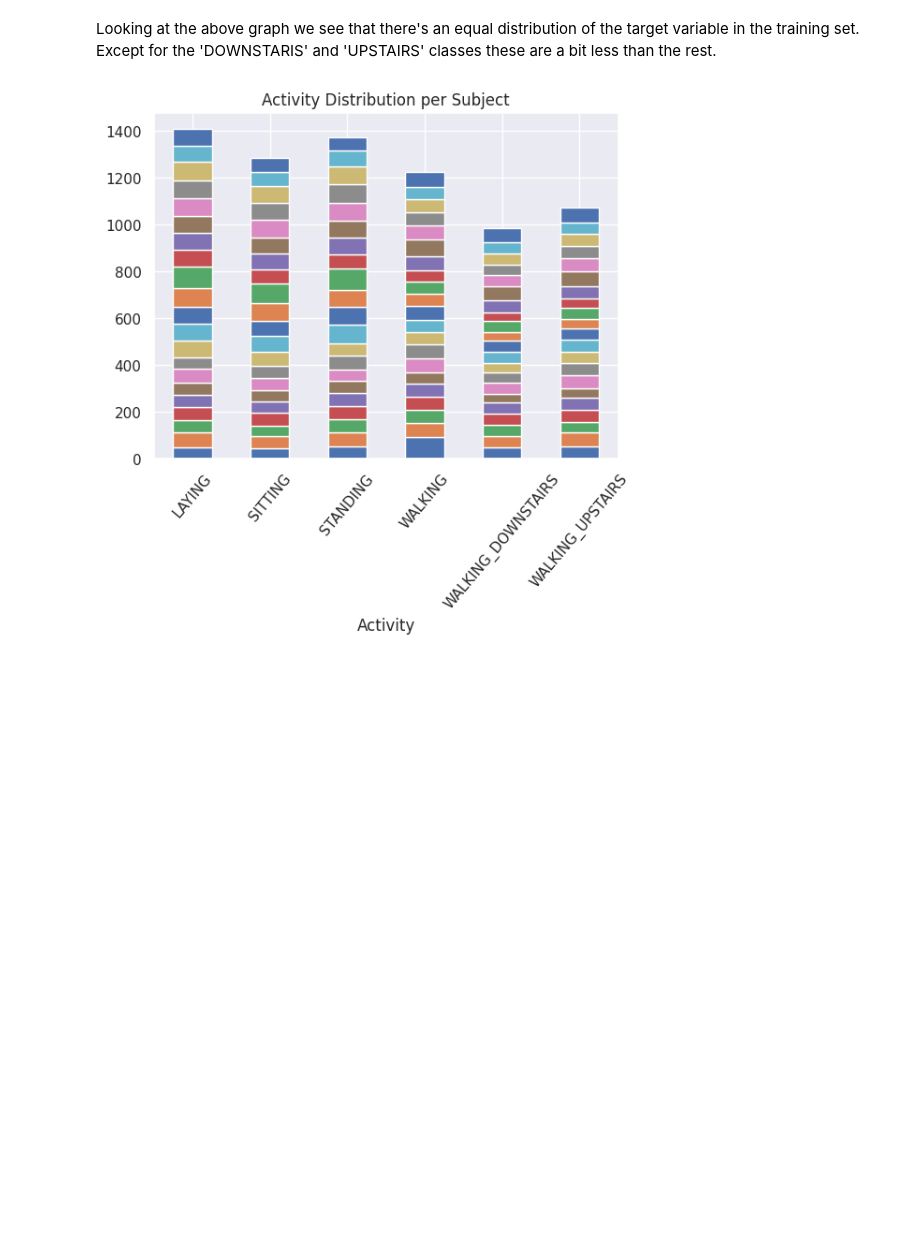
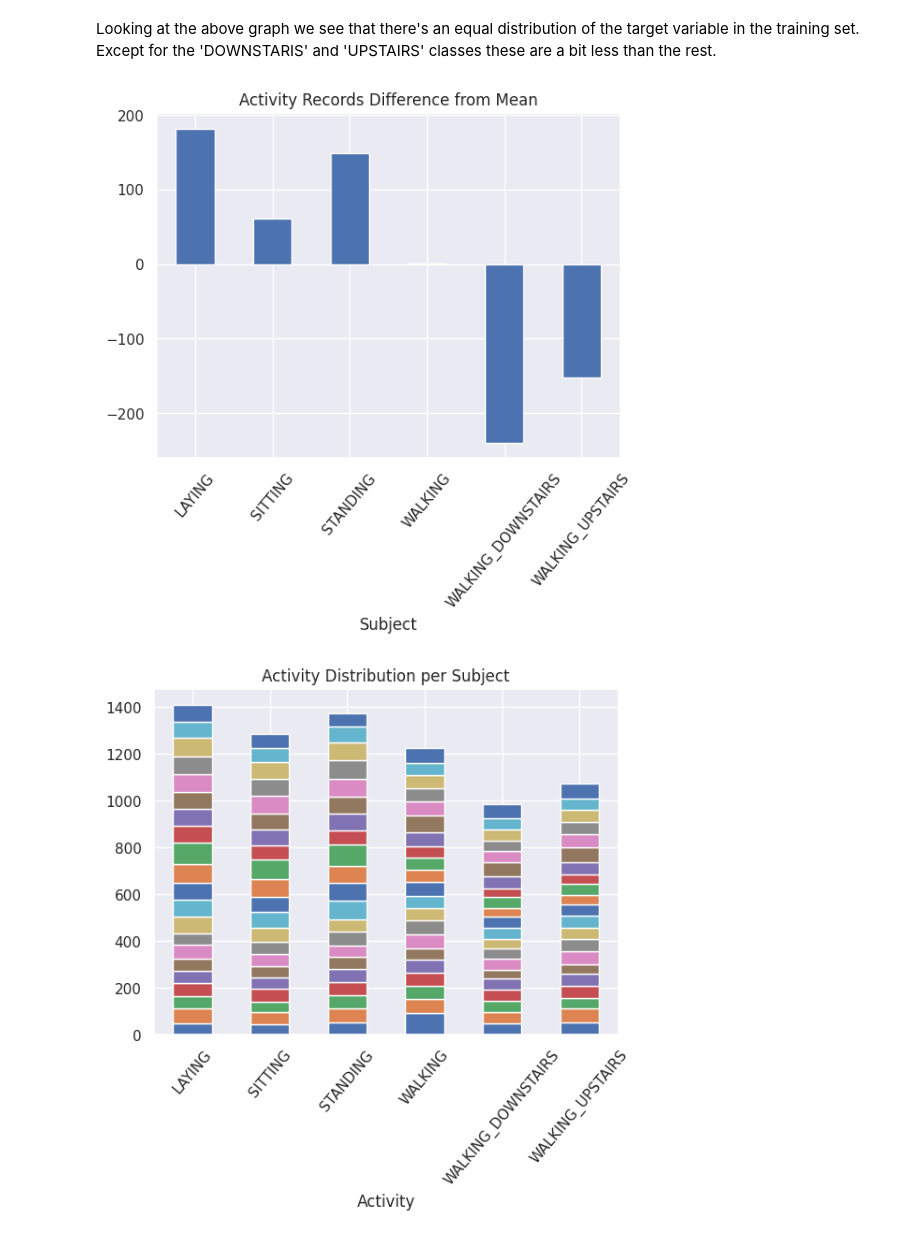
Before and after one commit to medhatfawzy/HAR, a Jupyter notebook: 2.EDA.ipynb, the cells around one changed output. Saved outputs shown, nothing was run; the diff lists cells and outputs as text; code cells hidden in the pictures; blank space fills up the shorter version.

```diff
--- a/2.EDA.ipynb
+++ b/2.EDA.ipynb
@@ -53,6 +66,23 @@ plt.show()
 [figure]
 # %% [markdown]
 Looking at the above graph we see that there's an equal distribution of the target variable in the training set. Except for the 'DOWNSTARIS' and 'UPSTAIRS' classes these are a bit less than the rest.
+# %%
+(
+    har_data
+    .groupby(["activity"])
+    [["activity"]]
+    .count()
+    .apply(lambda x: x - np.mean(x))
+    .plot(kind="bar",
+          rot=50,
+          stacked=True,
+          legend=False,
+          xlabel="Subject",
+          title="Activity Records Difference from Mean")
+)
+plt.show()
+# %% [output]
+[figure, added]
 # %%
 (
     har_data
```
Also changed, not shown: parts of 8 cells of this notebook.
